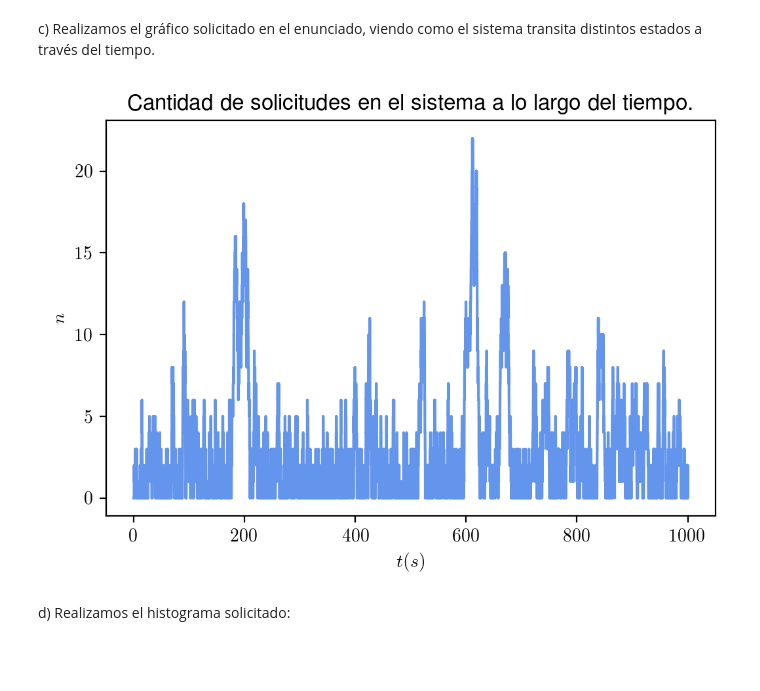
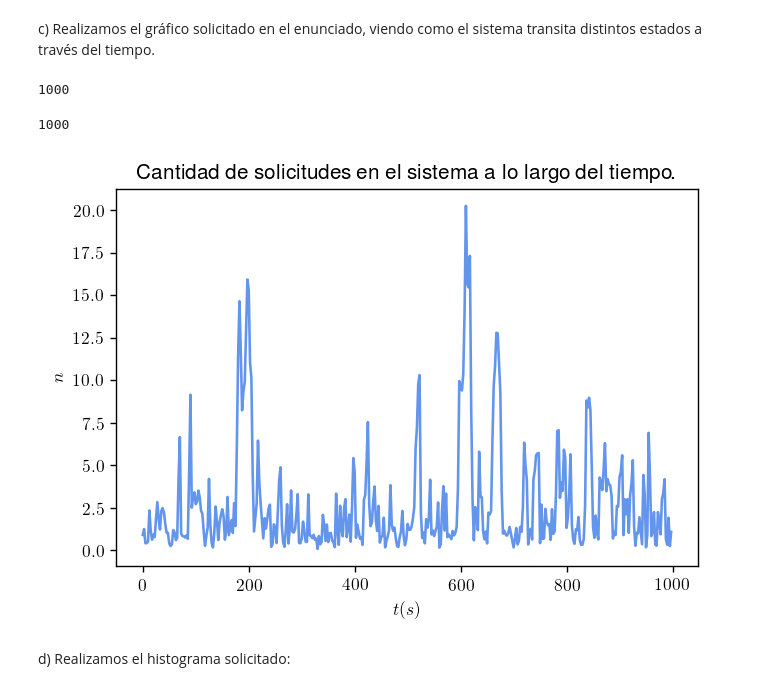
Before and after one commit to jian01/simulaamigues, a Jupyter notebook: TP2.ipynb, the cells around one changed output. Cells and saved outputs as stored; diff of their text form; code cells hidden in the pictures; blank space fills up the shorter version.

```diff
--- a/TP2.ipynb
+++ b/TP2.ipynb
@@ -207,16 +207,29 @@ for i in range(N-1):
     estados.append(estado_actual)
 # %% [markdown]
 c) Realizamos el gráfico solicitado en el enunciado, viendo como el sistema transita distintos estados a través del tiempo.
+# %%
+len(estados_grouped)
+# %% [output]
+1000
+# %%
+len(puntos_en_el_tiempo.tolist())
+# %% [output]
+1000
 # %%
-puntos_en_el_tiempo = np.arange(0, 1000, 0.01)
-plt.figure(dpi=200)
-plt.plot(puntos_en_el_tiempo, estados, color="cornflowerblue")
+GROUP_BY_ESTADOS = 250
+
+puntos_en_el_tiempo = np.arange(0, 1000, 0.01*GROUP_BY_ESTADOS)
+estados_grouped = []
+for i in range(len(estados)//GROUP_BY_ESTADOS):
+    estados_grouped.append(np.mean(estados[i*GROUP_BY_ESTADOS:(i+1)*GROUP_BY_ESTADOS]))
+plt.figure(dpi=125)
+plt.plot(puntos_en_el_tiempo.tolist(), estados_grouped, color="cornflowerblue")
 plt.title("Cantidad de solicitudes en el sistema a lo largo del tiempo.")
 plt.xlabel(r"$t(s)$")
 plt.ylabel(r"$n$")
 plt.show()
 # %% [output]
-[figure, old version]
+[figure, new version]
 # %% [markdown]
 d) Realizamos el histograma solicitado:
 # %%
```
Also changed, not shown: parts of 2 cells of this notebook.
